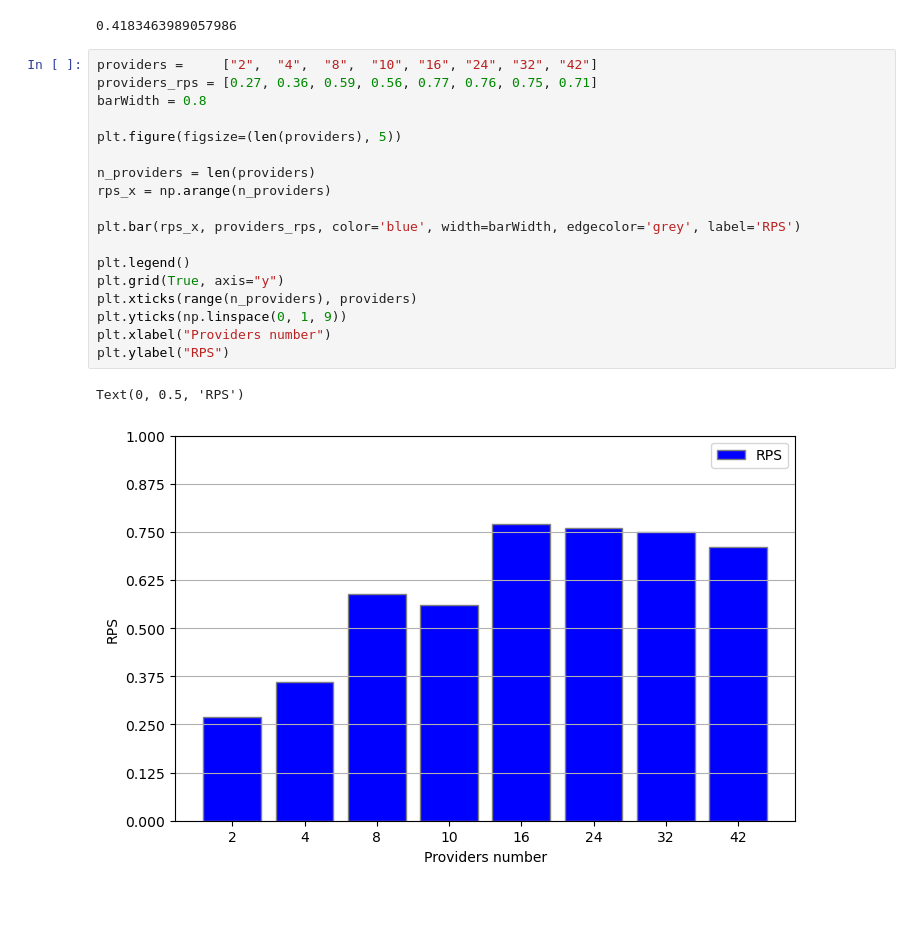
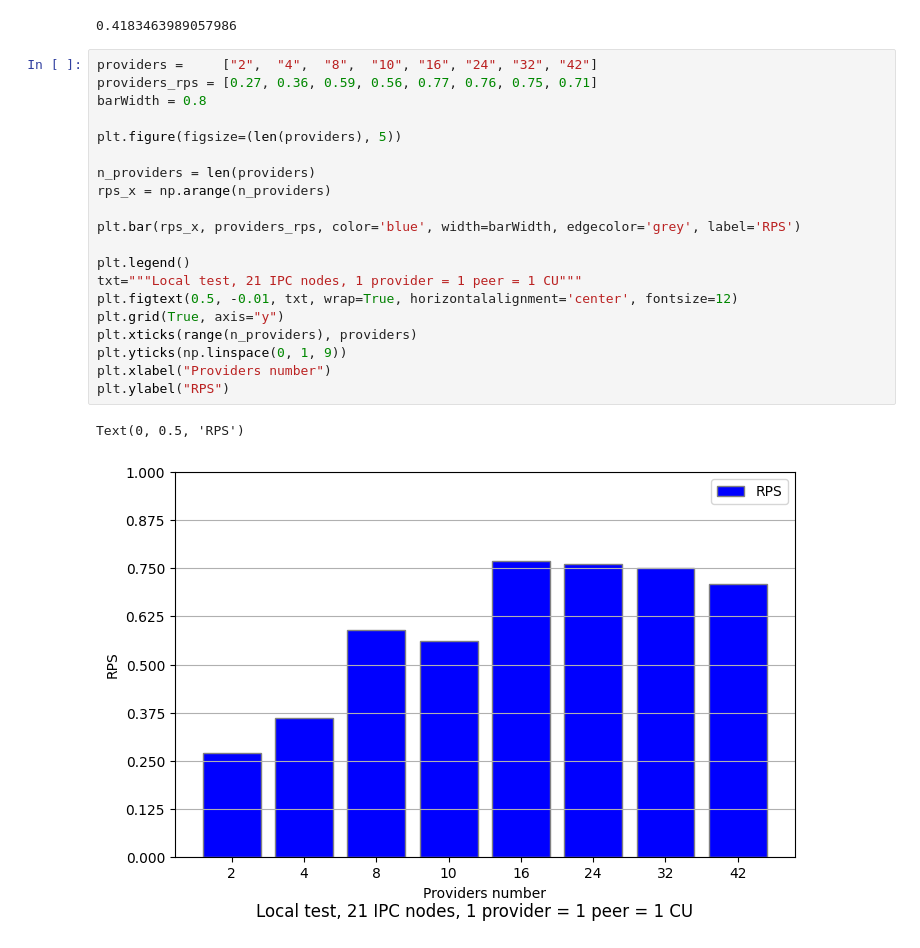
Before and after one commit to fluencelabs/ipc-load-test, a Jupyter notebook: analysis/basic/Analysis.ipynb, the cells around one changed output. Cells and saved outputs as stored; diff of their text form; blank space fills up the shorter version.

```diff
--- a/analysis/basic/Analysis.ipynb
+++ b/analysis/basic/Analysis.ipynb
@@ -141,21 +141,23 @@ pd.Series(erps).median()
 # %%
 providers =     ["2",  "4",  "8",  "10", "16", "24", "32", "42"]
 providers_rps = [0.27, 0.36, 0.59, 0.56, 0.77, 0.76, 0.75, 0.71]
 barWidth = 0.8
 
 plt.figure(figsize=(len(providers), 5))
 
 n_providers = len(providers)
 rps_x = np.arange(n_providers)
 
 plt.bar(rps_x, providers_rps, color='blue', width=barWidth, edgecolor='grey', label='RPS')
 
 plt.legend()
+txt="""Local test, 21 IPC nodes, 1 provider = 1 peer = 1 CU"""
+plt.figtext(0.5, -0.01, txt, wrap=True, horizontalalignment='center', fontsize=12)
 plt.grid(True, axis="y")
 plt.xticks(range(n_providers), providers)
 plt.yticks(np.linspace(0, 1, 9))
 plt.xlabel("Providers number")
 plt.ylabel("RPS")
 # %% [output]
 Text(0, 0.5, 'RPS')
-[figure, old version]
+[figure, new version]
```
Also changed, not shown: parts of 1 cell of this notebook, 6 other files.
